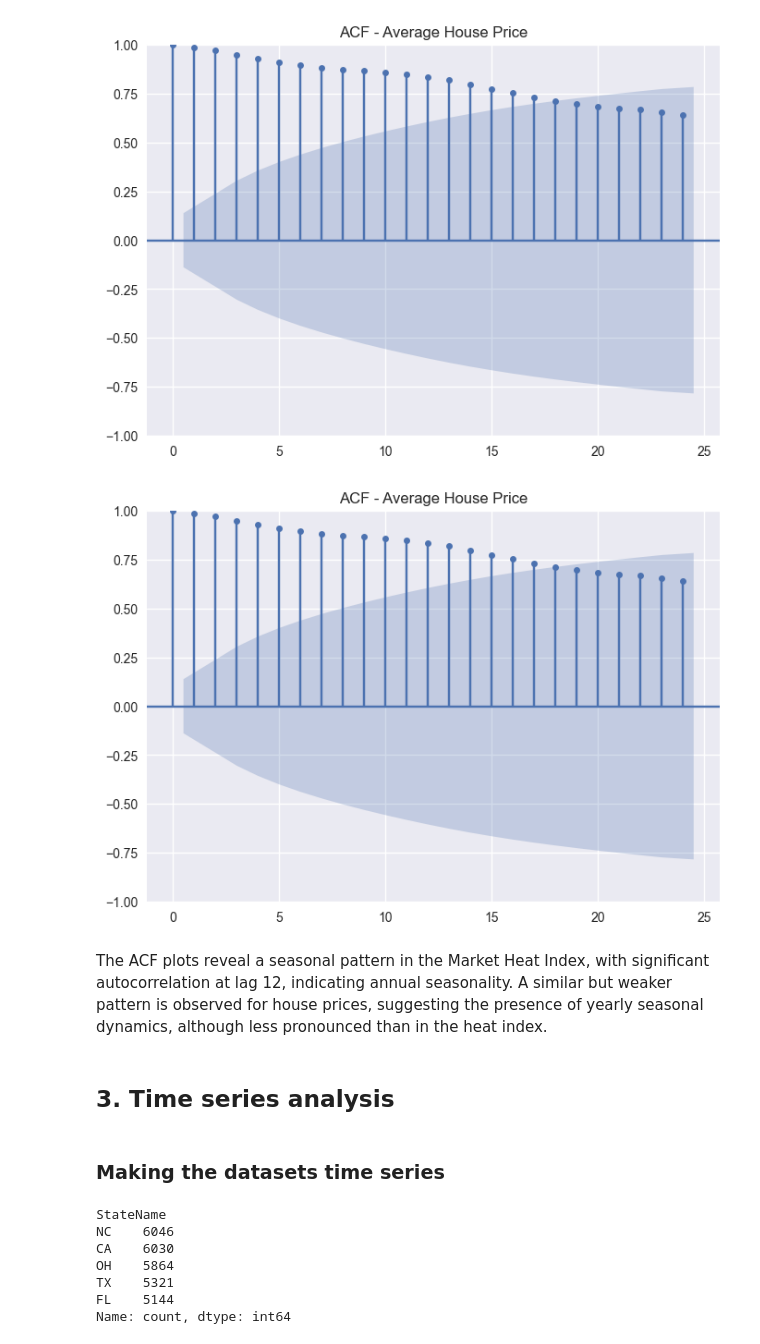
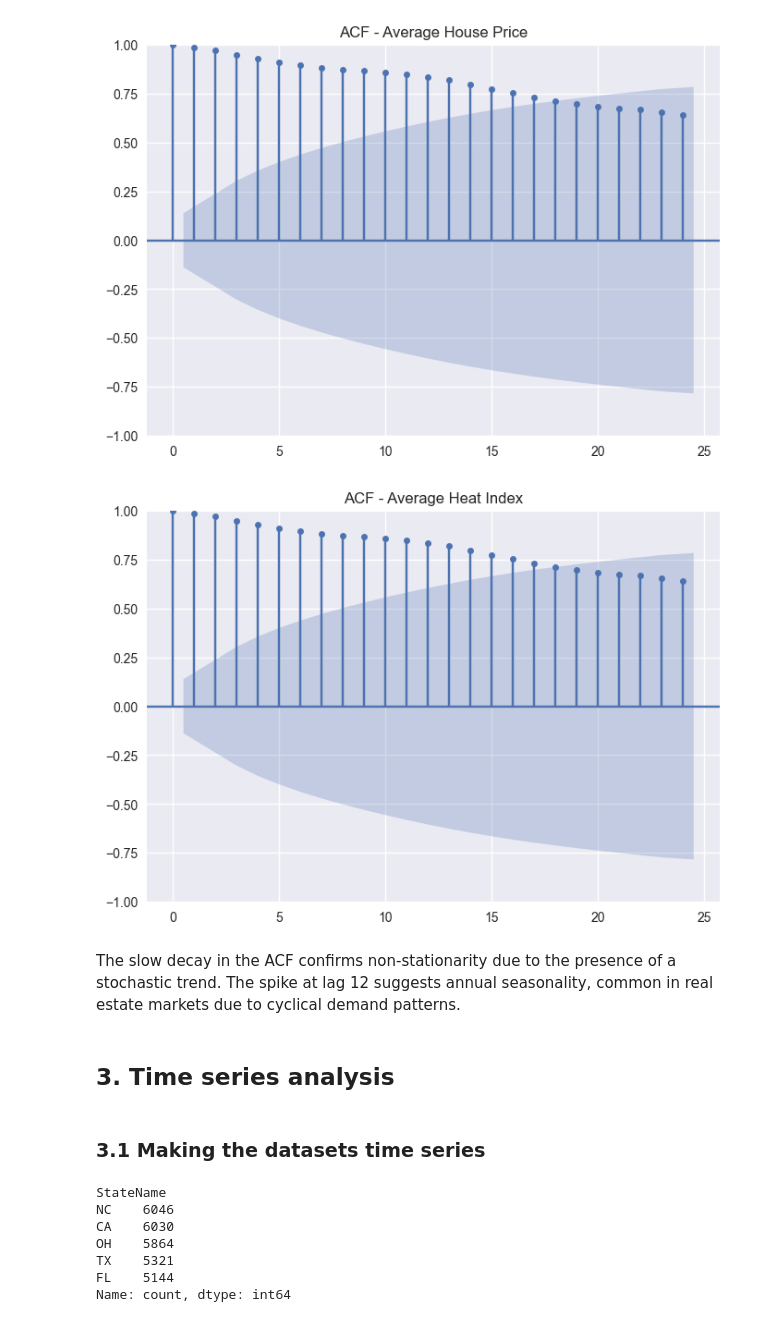
Before and after one commit to alessiogianello/house_pricing_forecast, a Jupyter notebook: main.ipynb, the cells around one changed output. Saved outputs shown, nothing was run; the diff lists cells and outputs as text; code cells hidden in the pictures.

```diff
--- a/main.ipynb
+++ b/main.ipynb
@@ -456,19 +452,19 @@ plt.show()
 # %% [output]
 [figure]
 # %%
-monthly_price = monthly_price.asfreq('ME')
+monthly_heat = heat_ts.asfreq('ME')
 
 plot_acf(monthly_price['Price'], lags=24)
-plt.title("ACF - Average House Price")
+plt.title("ACF - Average Heat Index")
 plt.show()
 # %% [output]
-[figure, old version]
+[figure, new version]
 # %% [markdown]
-The ACF plots reveal a seasonal pattern in the Market Heat Index, with significant autocorrelation at lag 12, indicating annual seasonality. A similar but weaker pattern is observed for house prices, suggesting the presence of yearly seasonal dynamics, although less pronounced than in the heat index.
+The slow decay in the ACF confirms non-stationarity due to the presence of a stochastic trend. The spike at lag 12 suggests annual seasonality, common in real estate markets due to cyclical demand patterns.
 # %% [markdown]
 ## 3. Time series analysis
 # %% [markdown]
-### Making the datasets time series
+### 3.1 Making the datasets time series
 # %%
 # Let's take a look at what states we have, and how many records per state we have
 
```
Also changed, not shown: parts of 48 cells of this notebook, 1 other file.
